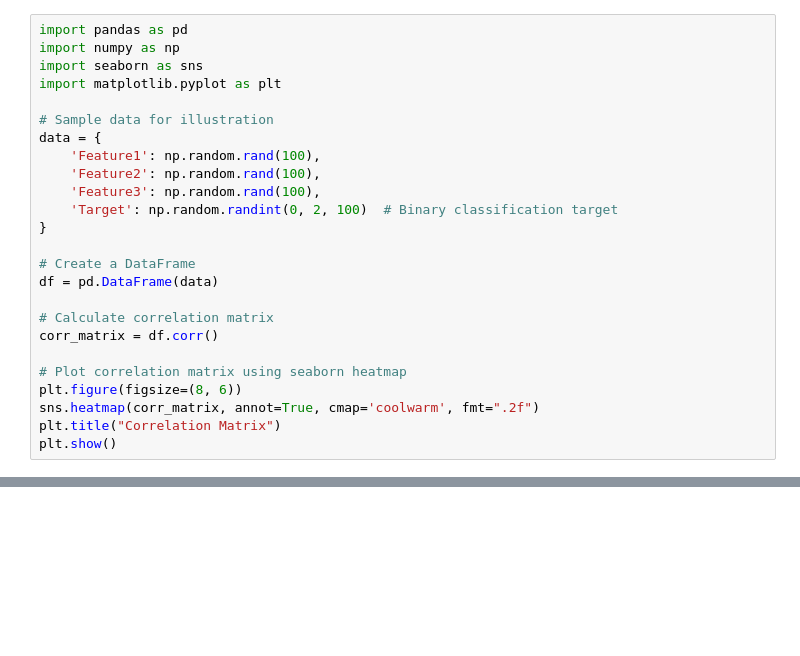
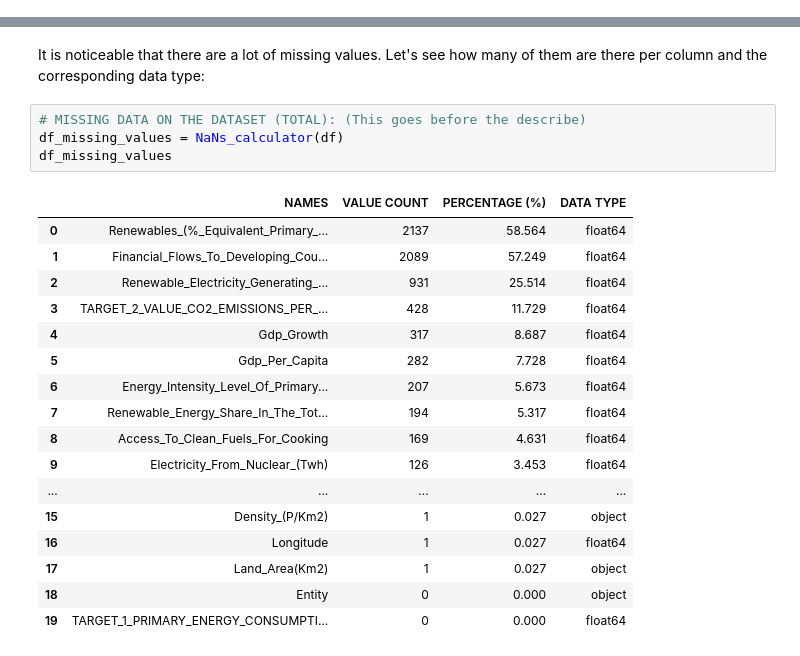
Before and after one commit to AlbertoGhub/MACHINE-LEARNING-AND-DATA-SCIENCE-PROJECTS, a Jupyter notebook: Machine Learning on Cloud/ML_Assignment.ipynb, the cells around one changed output, grey strips where cells are left out. Cells and saved outputs as stored; diff of their text form; blank space fills up the shorter version.

```diff
--- a/Machine Learning on Cloud/ML_Assignment.ipynb
+++ b/Machine Learning on Cloud/ML_Assignment.ipynb
@@ -221,25 +137,0 @@ dtype: int64
-# %%
-import pandas as pd
-import numpy as np
-import seaborn as sns
-import matplotlib.pyplot as plt
-
-# Sample data for illustration
-data = {
-    'Feature1': np.random.rand(100),
-    'Feature2': np.random.rand(100),
-    'Feature3': np.random.rand(100),
-    'Target': np.random.randint(0, 2, 100)  # Binary classification target
-}
-
-# Create a DataFrame
-df = pd.DataFrame(data)
-
-# Calculate correlation matrix
-corr_matrix = df.corr()
-
-# Plot correlation matrix using seaborn heatmap
-plt.figure(figsize=(8, 6))
-sns.heatmap(corr_matrix, annot=True, cmap='coolwarm', fmt=".2f")
-plt.title("Correlation Matrix")
-plt.show()
@@ -267,0 +138,24 @@ Note: you may need to restart the kernel to use updated packages.
+# %% [markdown]
+It is noticeable that there are a lot of missing values. Let's see how many of them are there per column and the corresponding data type:
+# %%
+# MISSING DATA ON THE DATASET (TOTAL): (This goes before the describe)
+df_missing_values = NaNs_calculator(df)
+df_missing_values
+# %% [output]
+|  | NAMES | VALUE COUNT | PERCENTAGE (%) | DATA TYPE |
+| 0 | Renewables_(%_Equivalent_Primary_... | 2137 | 58.564 | float64 |
+| 1 | Financial_Flows_To_Developing_Cou... | 2089 | 57.249 | float64 |
+| 2 | Renewable_Electricity_Generating_... | 931 | 25.514 | float64 |
+| 3 | TARGET_2_VALUE_CO2_EMISSIONS_PER_... | 428 | 11.729 | float64 |
+| 4 | Gdp_Growth | 317 | 8.687 | float64 |
+| 5 | Gdp_Per_Capita | 282 | 7.728 | float64 |
+| 6 | Energy_Intensity_Level_Of_Primary... | 207 | 5.673 | float64 |
+| 7 | Renewable_Energy_Share_In_The_Tot... | 194 | 5.317 | float64 |
+| 8 | Access_To_Clean_Fuels_For_Cooking | 169 | 4.631 | float64 |
+| 9 | Electricity_From_Nuclear_(Twh) | 126 | 3.453 | float64 |
+| ... | ... | ... | ... | ... |
+| 15 | Density_(P/Km2) | 1 | 0.027 | object |
+| 16 | Longitude | 1 | 0.027 | float64 |
+| 17 | Land_Area(Km2) | 1 | 0.027 | object |
+| 18 | Entity | 0 | 0.000 | object |
+| 19 | TARGET_1_PRIMARY_ENERGY_CONSUMPTI... | 0 | 0.000 | float64 |
```
Also changed, not shown: parts of 26 cells of this notebook, 10 other files.
